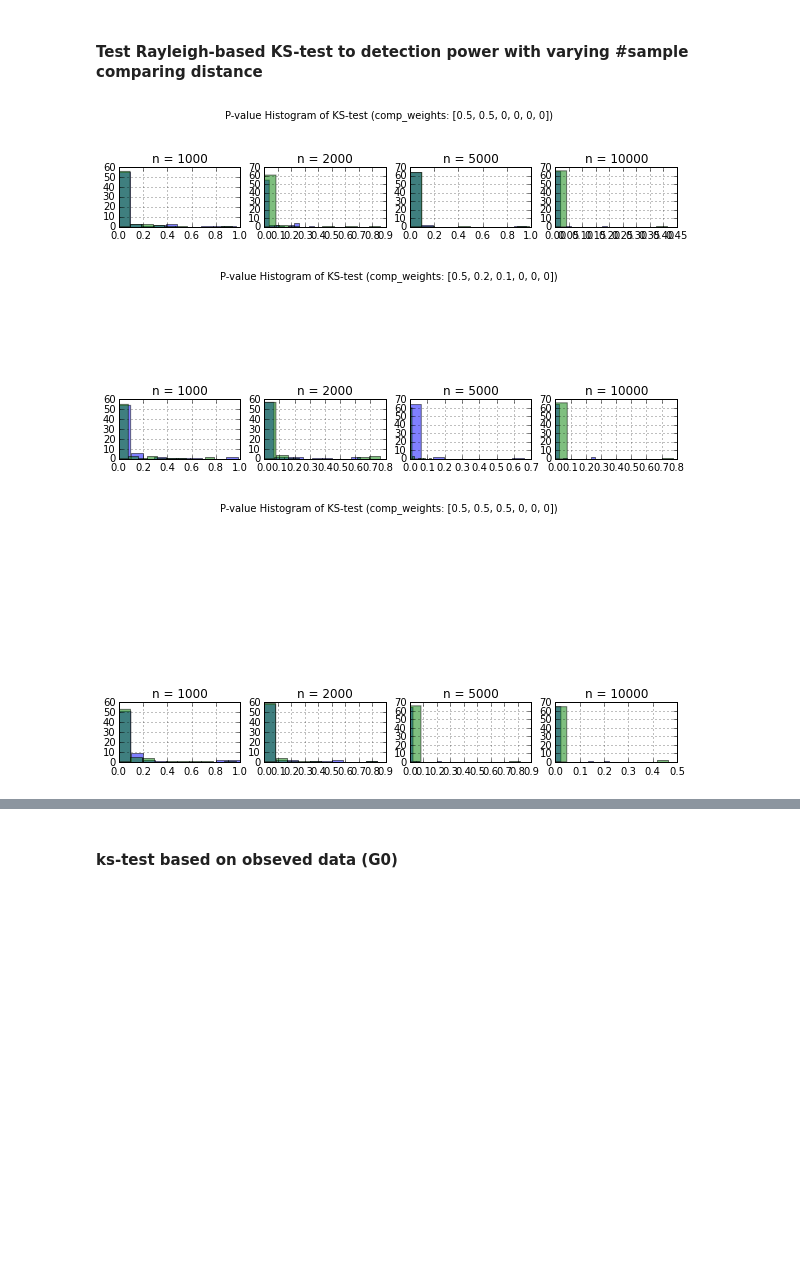
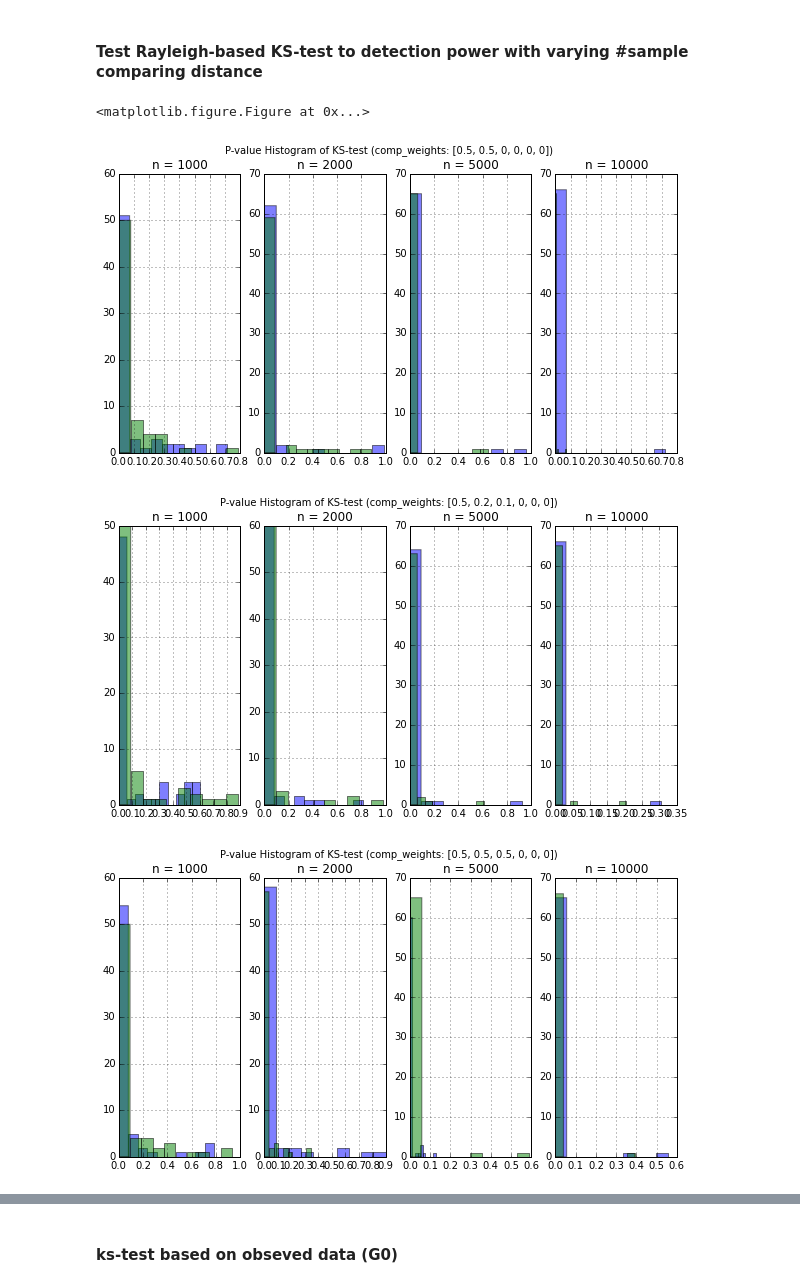
Before and after one commit to beingzy/phd_experiment, a Jupyter notebook: learning_wrapper_algorithm_dev.ipynb, the cells around one changed output, grey strips where cells are left out. Cells and saved outputs as stored; diff of their text form; code cells hidden in the pictures; blank space fills up the shorter version.

```diff
--- a/learning_wrapper_algorithm_dev.ipynb
+++ b/learning_wrapper_algorithm_dev.ipynb
@@ -569,3 +557,16 @@ Group 1's learned distance metrics:
 # %% [markdown]
 #### Utilize the 'networkx' module to store the relationship information
 * Access the information via Graph() object
+# %%
+# users_df
+# friends_df
+# dist_df
+fnx = nx.Graph()
+for i, f in enumerate(friends_df.as_matrix()):
+    p, a, b = f
+    a, b = int(a), int(b)
+    if i < 5:
+        print a, b
+
+fnx.add_edges_from(friends_df['pair'])
+#friends_df.head(5)
@@ -864,6 +871,11 @@ weights_b = w1
 is_fit = True
 n_samp = 100
 
+plt.figure(figsize=(20, 20))
+plt.suptitle("P-Value vs. Sample Size (n) for KS-test")
+
+_counter = 0
+
 for num in range(100, 1000, 100):
     #start = timeit()
 
@@ -871,12 +883,16 @@ for num in range(100, 1000, 100):
     res = hyper_parameter_tester(weights_a, weights_b, is_fit, n_samp)
     title_str = "P-value Histogram of KS-test (Rayleigh, n=%d)" % n_samp
 
-    plt.figure()
+    #plt.figure()
+    _counter += 1
+
+    plt.subplot(3, 3, _counter)
+    plt.title(title_str)
     res.true_pval.hist(alpha=0.5)
     res.wrong_pval.hist(alpha=0.5)
-    plt.suptitle(title_str)
-    plt.show()
+    plt.legend(["True Weights", "Wrong weights"])
 
     #end = timeit()
     #print "Elapsed %.2f" % (end - start)
+plt.show()
 # %% [output]
@@ -927,37 +931,44 @@ compare_weights = [[0.5, 0.5,   0,   0,   0,   0],
                    [0.5, 0.5, 0.5,   0,   0,   0],
                    [  0,   0, 0.5,   0,   0,   0],
                    [  0, 0.4, 0.6, 0.4,   0,   0],
                    [  0, 0.2, 0.1, 0.5, 0.5,   0],
                    [  0,   0, 0.4,   0, 0.5,   0],
                    [  0,   0,   0, 0.5, 0.3, 0.2]]
 
 n_samp_range = [1000, 2000, 5000, 10000]
 
-_plot_counter = 1
+
+plt.figure(figsize=(10, 5 * _plot_nrow ))
+plt.suptitle(title_str)
+
 _plot_nrow = len(compare_weights)
 _plot_ncol = len(n_samp_range)
 
 for i, c_weights in enumerate(compare_weights):
 
-    plt.figure(figsize=(10, 10))
+    title_str = "P-value Histogram of KS-test (comp_weights: %s)" % (c_weights)
 
-    title_str = "P-value Histogram of KS-test (comp_weights: %s)" % (c_weights)
+    plt.figure(figsize=(10, 5))
     plt.suptitle(title_str)
+
+    _plot_counter = 1
 
     for j, n_samp in enumerate(n_samp_range):
 
         res = hyper_parameter_tester(weights_a, c_weights, is_fit, n_samp)
 
-        ax = plt.subplot(_plot_nrow, _plot_ncol, _plot_counter)
+        ax = plt.subplot(1, _plot_ncol, _plot_counter)
+
         res.true_pval.hist(alpha=0.5)
         res.wrong_pval.hist(alpha=0.5)
         subtitle_str = "n = %d" % n_samp
         ax.set_title(subtitle_str)
 
         _plot_counter += 1
 
     plt.show()
 # %% [output]
+<matplotlib.figure.Figure at 0x...>
-[figure, old version]
+[figure, new version]
-[figure, old version]
+[figure, new version]
-[figure, old version]
+[figure, new version]
```
Also changed, not shown: parts of 9 cells of this notebook, 9 other files.
